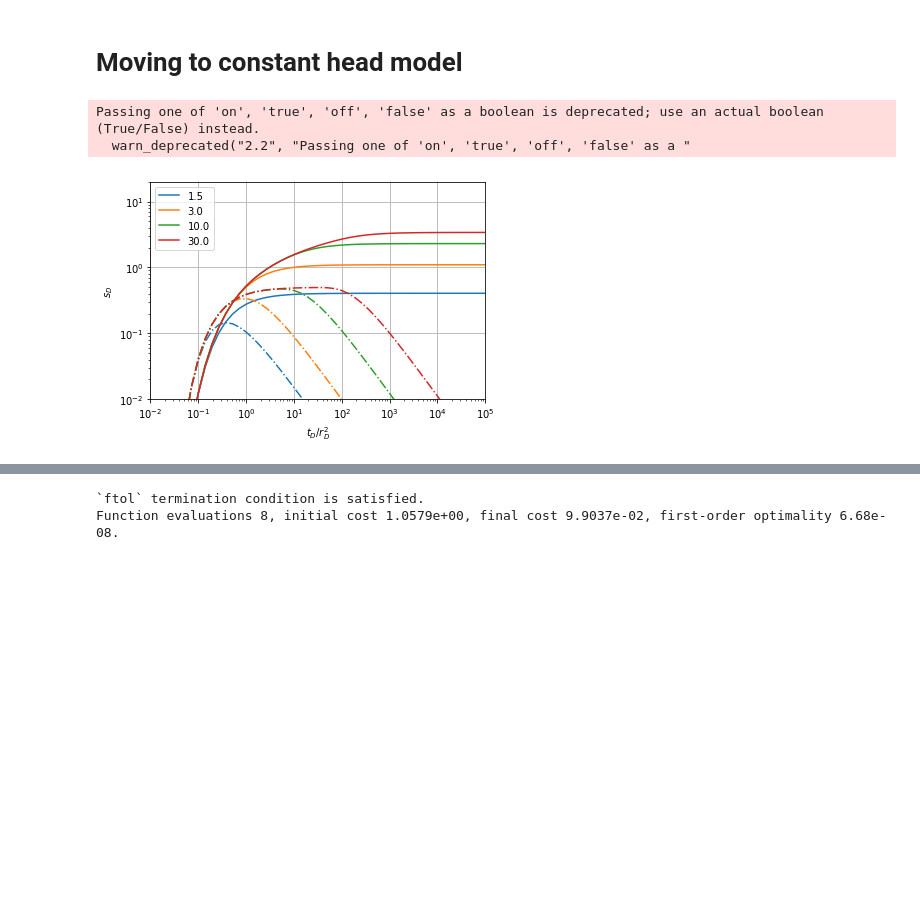
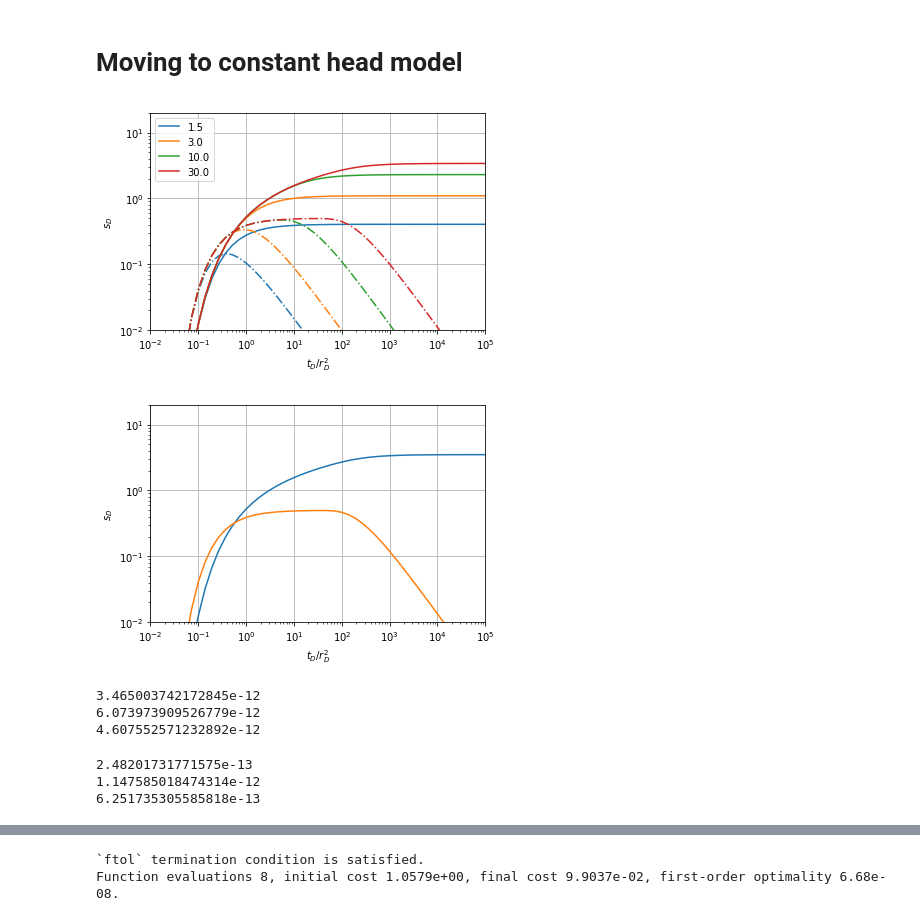
Before and after one commit to UniNE-CHYN/openhytest, a Jupyter notebook: notebooks/Test_prototype_model_fit_ND.ipynb, the cells around one changed output, grey strips where cells are left out. Drawn from its saved outputs; the diff is of its cells as text; code cells hidden in the pictures; blank space fills up the shorter version.

```diff
--- a/notebooks/Test_prototype_model_fit_ND.ipynb
+++ b/notebooks/Test_prototype_model_fit_ND.ipynb
@@ -486,12 +492,53 @@ list(abaque.dimensionless(td))
 # %% [markdown]
 # Moving to constant head model
 # %%
-bequer = theis_constanthead()
+bequer = theis_constanthead(Rd=33)
 bequer.plot_typecurve()
 # %% [output]
-Passing one of 'on', 'true', 'off', 'false' as a boolean is deprecated; use an actual boolean (True/False) instead.
-  warn_deprecated("2.2", "Passing one of 'on', 'true', 'off', 'false' as a "
 [figure]
+# %%
+td = np.logspace(-2, 5)
+sdn = bequer._laplace_drawdown(td, 'dehoog')
+sd = list(sdn)
+plt.loglog(td, sd)
+ddn = bequer._laplace_drawdown_derivative(td, 'dehoog')
+dd = list(ddn)
+plt.loglog(td, dd)
+plt.xlabel('$t_D / r_D^2$')
+plt.ylabel('$s_D$')
+plt.xlim((1e-2, 1e5))
+plt.ylim((1e-2, 20))
+plt.grid('True')
+# %% [output]
+[figure, added]
+# %%
+sd2 = bequer.dimensionless(td, Rd=33)
+residual = sd-sd2
+
+mr = np.mean(residual) #mean resiudal
+print(mr)
+sr = 2 * np.std(residual) #standard deviation
+print(sr)
+rms = np.sqrt(np.mean(residual**2))
+print(rms)
+# %% [output]
+3.465003742172845e-12
+6.073973909526779e-12
+4.607552571232892e-12
+# %%
+dd2 = bequer.dimensionless_logderivative(td, Rd=33)
+residual2 = dd-dd2
+
+mr2 = np.mean(residual2) #mean resiudal
+print(mr2)
+sr2 = 2 * np.std(residual2) #standard deviation
+print(sr2)
+rms2 = np.sqrt(np.mean(residual2**2))
+print(rms2)
+# %% [output]
+2.48201731771575e-13
+1.147585018474314e-12
+6.251735305585818e-13
 # %%
 bequer = theis_constanthead(Q=0.030,r=20)
 p = bequer.guess_params(df3)
```
Also changed, not shown: parts of 9 cells of this notebook.
